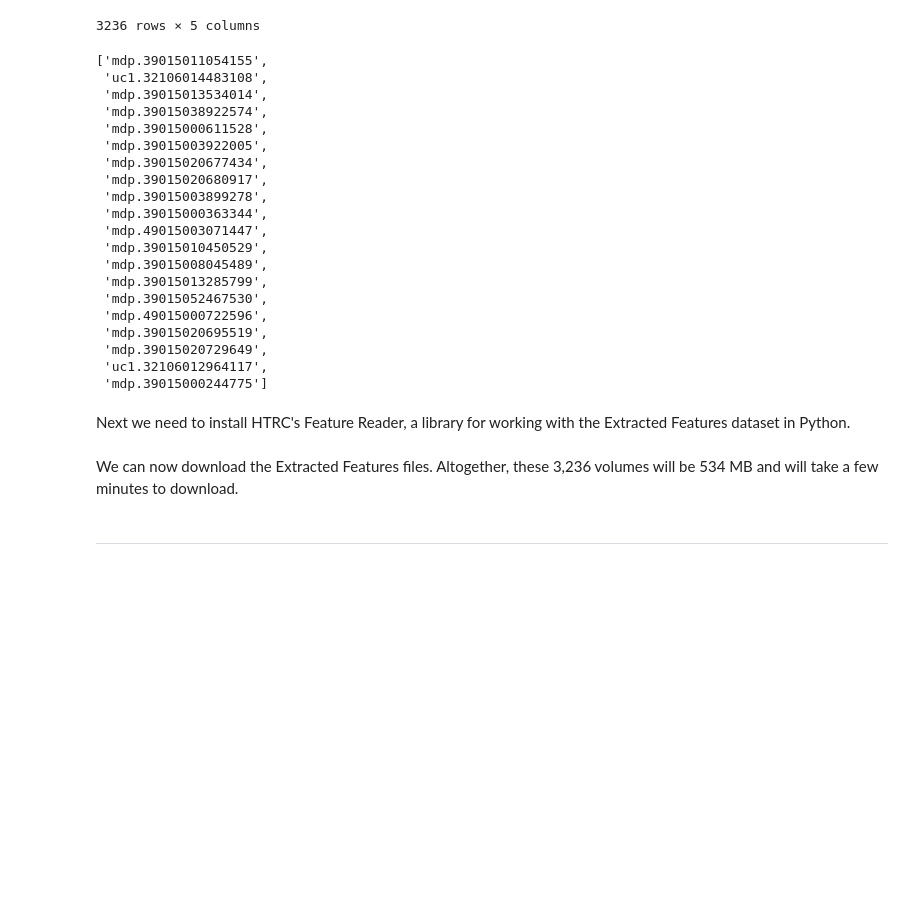
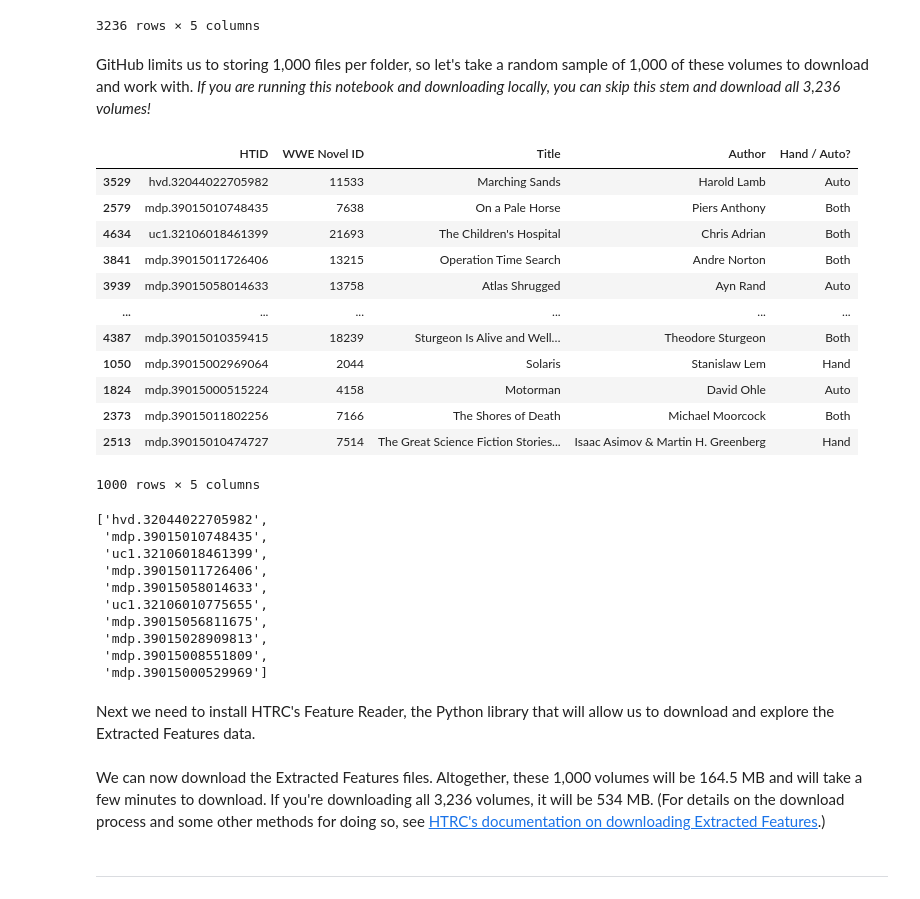
Before and after one commit to gwijthoff/HTRC_SF_experiments, a Jupyter notebook: htrc_sf_experiments.ipynb, the cells around one changed output. Cells and saved outputs as stored; diff of their text form; code cells hidden in the pictures; blank space fills up the shorter version.

```diff
--- a/htrc_sf_experiments.ipynb
+++ b/htrc_sf_experiments.ipynb
@@ -117,38 +104,49 @@ df_minus_duplicates
 | 5166 | pst.000017894845 | 34957 | Invasions | Isaac Asimov & Martin H. Greenber... | Hand |
 | 5167 | mdp.39015004314376 | 34969 | Tomorrow's Children | Isaac Asimov | Hand |
 3236 rows × 5 columns
+# %% [markdown]
+GitHub limits us to storing 1,000 files per folder, so let's take a random sample of 1,000 of these volumes to download and work with. *If you are running this notebook and downloading locally, you can skip this stem and download all 3,236 volumes!*
+# %%
+# create a new dataframe with 1,000 volumes randomly sampled from our list
+# random_state=1 keeps the same 1,000 works, rather than re-sampling
+df_sample = df_minus_duplicates.sample(n=1000, random_state=1)
+df_sample
+# %% [output]
+|  | HTID | WWE Novel ID | Title | Author | Hand / Auto? |
+| 3529 | hvd.32044022705982 | 11533 | Marching Sands | Harold Lamb | Auto |
+| 2579 | mdp.39015010748435 | 7638 | On a Pale Horse | Piers Anthony | Both |
+| 4634 | uc1.32106018461399 | 21693 | The Children's Hospital | Chris Adrian | Both |
+| 3841 | mdp.39015011726406 | 13215 | Operation Time Search | Andre Norton | Both |
+| 3939 | mdp.39015058014633 | 13758 | Atlas Shrugged | Ayn Rand | Auto |
+| ... | ... | ... | ... | ... | ... |
+| 4387 | mdp.39015010359415 | 18239 | Sturgeon Is Alive and Well… | Theodore Sturgeon | Both |
+| 1050 | mdp.39015002969064 | 2044 | Solaris | Stanislaw Lem | Hand |
+| 1824 | mdp.39015000515224 | 4158 | Motorman | David Ohle | Auto |
+| 2373 | mdp.39015011802256 | 7166 | The Shores of Death | Michael Moorcock | Both |
+| 2513 | mdp.39015010474727 | 7514 | The Great Science Fiction Stories... | Isaac Asimov & Martin H. Greenberg | Hand |
+1000 rows × 5 columns
 # %%
 # create a list of the HathiTrust IDs column
-sf_ids = df_minus_duplicates['HTID'].tolist()
-sf_ids[:20] # view the first 20 results
+sf_ids = df_sample['HTID'].tolist()
+sf_ids[:10] # view the first 10 results
 # %% [output]
-['mdp.39015011054155',
- 'uc1.32106014483108',
- 'mdp.39015013534014',
- 'mdp.39015038922574',
- 'mdp.39015000611528',
- 'mdp.39015003922005',
- 'mdp.39015020677434',
- 'mdp.39015020680917',
- 'mdp.39015003899278',
- 'mdp.39015000363344',
- 'mdp.49015003071447',
- 'mdp.39015010450529',
- 'mdp.39015008045489',
- 'mdp.39015013285799',
- 'mdp.39015052467530',
- 'mdp.49015000722596',
- 'mdp.39015020695519',
- 'mdp.39015020729649',
- 'uc1.32106012964117',
- 'mdp.39015000244775']
+['hvd.32044022705982',
+ 'mdp.39015010748435',
+ 'uc1.32106018461399',
+ 'mdp.39015011726406',
+ 'mdp.39015058014633',
+ 'uc1.32106010775655',
+ 'mdp.39015056811675',
+ 'mdp.39015028909813',
+ 'mdp.39015008551809',
+ 'mdp.39015000529969']
 # %% [markdown]
-Next we need to install HTRC's Feature Reader, a library for working with the Extracted Features dataset in Python.
+Next we need to install HTRC's Feature Reader, the Python library that will allow us to download and explore the Extracted Features data.
 # %%
 # install the HTRC Feature Reader
 ! pip install htrc-feature-reader
 # %% [markdown]
-We can now download the Extracted Features files. Altogether, these 3,236 volumes will be 534 MB and will take a few minutes to download.
+We can now download the Extracted Features files. Altogether, these 1,000 volumes will be 164.5 MB and will take a few minutes to download. If you're downloading all 3,236 volumes, it will be 534 MB. (For details on the download process and some other methods for doing so, see [HTRC's documentation on downloading Extracted Features](https://github.com/htrc/htrc-feature-reader/blob/master/examples/ID_to_Rsync_Link.ipynb).)
 # %%
 # download Extracted Features files to a subdirectory in our data folder
 
```
Also changed, not shown: parts of 66 cells of this notebook.
